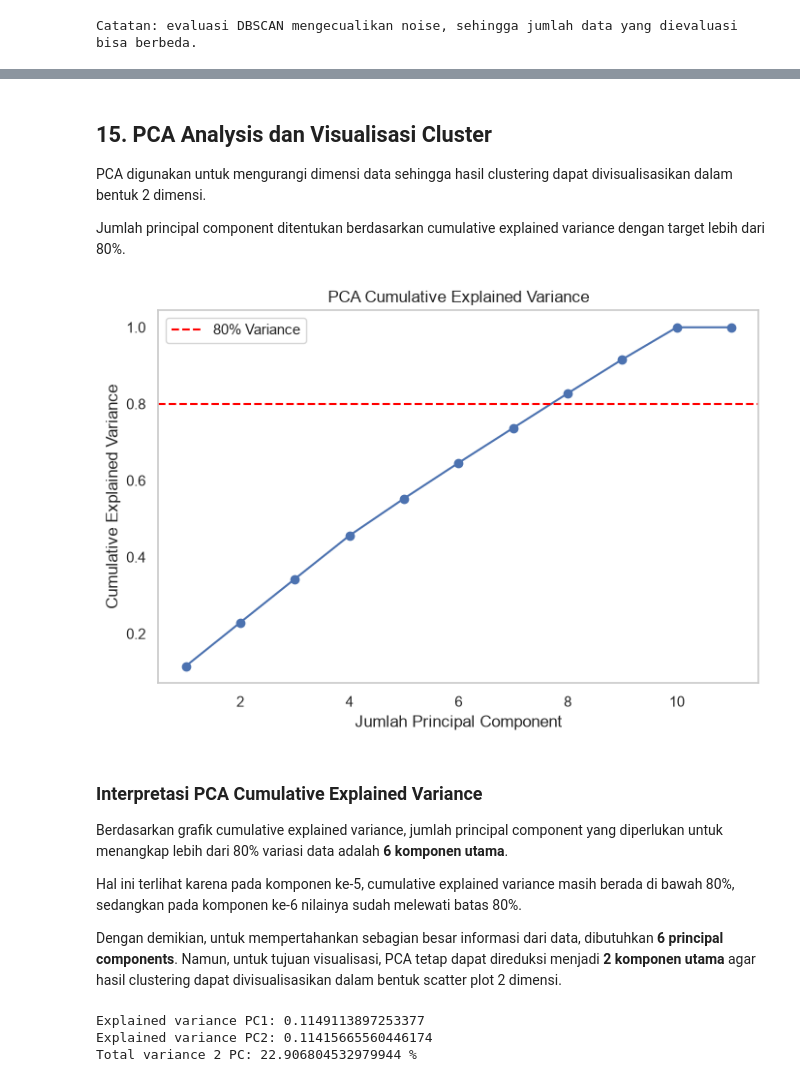
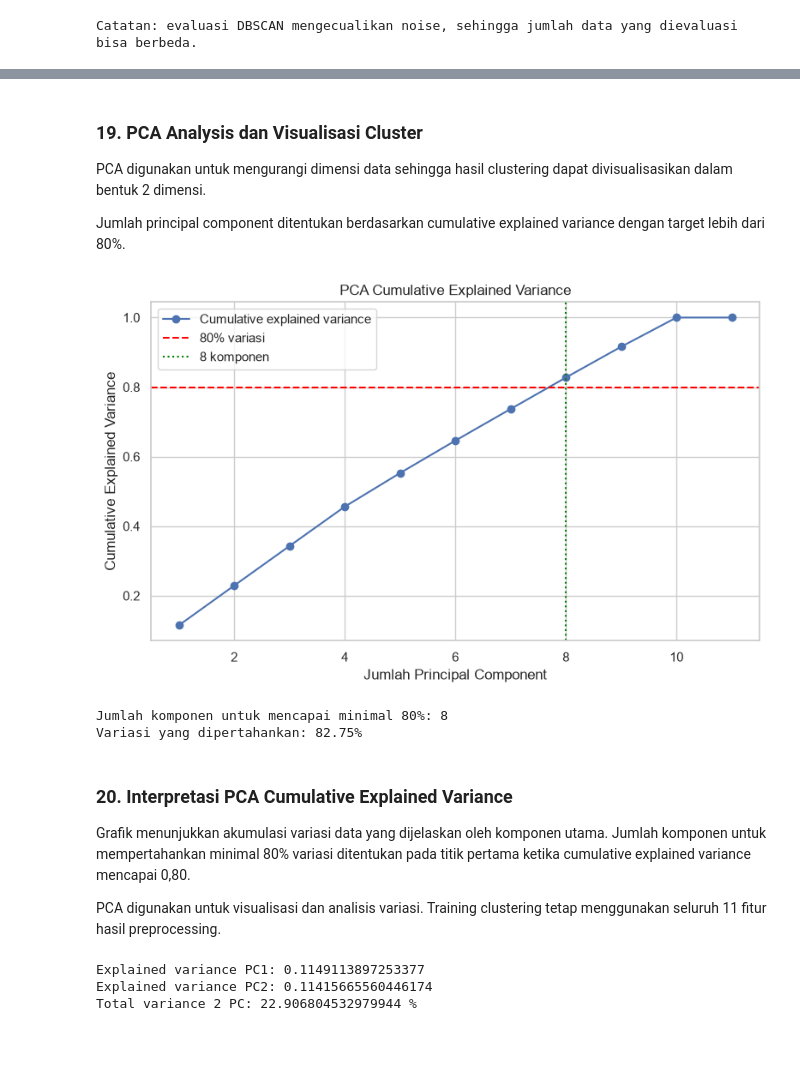
Before and after one commit to gbrlhf/wafer-defect-classification, a Jupyter notebook: notebook/unsupervised.ipynb, the cells around one changed output, grey strips where cells are left out. Cells and saved outputs as stored; diff of their text form; code cells hidden in the pictures; blank space fills up the shorter version.

```diff
--- a/notebook/unsupervised.ipynb
+++ b/notebook/unsupervised.ipynb
@@ -640,53 +736,74 @@ Catatan: evaluasi DBSCAN mengecualikan noise, sehingga jumlah data yang dievalua
 # %% [markdown]
-## 15. PCA Analysis dan Visualisasi Cluster
+### 19. PCA Analysis dan Visualisasi Cluster
 
 PCA digunakan untuk mengurangi dimensi data sehingga hasil clustering dapat divisualisasikan dalam bentuk 2 dimensi.
 
 Jumlah principal component ditentukan berdasarkan cumulative explained variance dengan target lebih dari 80%.
 # %%
 # PCA untuk melihat cumulative explained variance
-
 pca = PCA()
-
 X_pca = pca.fit_transform(X_scaled)
 
-# Menghitung akumulasi variance
-cumulative_variance = np.cumsum(pca.explained_variance_ratio_)
+# Akumulasi variasi yang dijelaskan
+cumulative_variance = np.cumsum(
+    pca.explained_variance_ratio_
+)
 
-plt.figure(figsize=(8,5))
+# Jumlah komponen untuk mempertahankan minimal 80% variasi
+n_components_80 = int(
+    np.searchsorted(cumulative_variance, 0.80) + 1
+)
+
+# Grafik cumulative explained variance
+plt.figure(figsize=(8, 5))
 
 plt.plot(
-    range(1, len(cumulative_variance)+1),
+    range(1, len(cumulative_variance) + 1),
     cumulative_variance,
-    marker='o'
+    marker="o",
+    label="Cumulative explained variance"
 )
 
 plt.axhline(
-    y=0.8,
-    color='red',
-    linestyle='--',
-    label='80% Variance'
+    y=0.80,
+    color="red",
+    linestyle="--",
+    label="80% variasi"
+)
+
+plt.axvline(
+    x=n_components_80,
+    color="green",
+    linestyle=":",
+    label=f"{n_components_80} komponen"
 )
 
 plt.xlabel("Jumlah Principal Component")
 plt.ylabel("Cumulative Explained Variance")
+plt.title("PCA Cumulative Explained Variance")
+plt.legend()
+plt.grid(True)
+plt.tight_layout()
+plt.show()
 
-plt.title("PCA Cumulative Explained Variance")
-
-plt.legend()
-plt.grid()
-
-plt.show()
+print(
+    "Jumlah komponen untuk mencapai minimal 80%:",
+    n_components_80
+)
+print(
+    "Variasi yang dipertahankan:",
+    f"{cumulative_variance[n_components_80 - 1] * 100:.2f}%"
+)
 # %% [output]
-[figure, old version]
+[figure, new version]
+Jumlah komponen untuk mencapai minimal 80%: 8
+Variasi yang dipertahankan: 82.75%
 # %% [markdown]
-### Interpretasi PCA Cumulative Explained Variance
+### 20. Interpretasi PCA Cumulative Explained Variance
 
-Berdasarkan grafik cumulative explained variance, jumlah principal component yang diperlukan untuk menangkap lebih dari 80% variasi data adalah **6 komponen utama**.
+Grafik menunjukkan akumulasi variasi data yang dijelaskan oleh komponen utama. Jumlah komponen untuk mempertahankan minimal 80% variasi ditentukan pada titik pertama ketika cumulative explained variance mencapai 0,80.
 
-Hal ini terlihat karena pada komponen ke-5, cumulative explained variance masih berada di bawah 80%, sedangkan pada komponen ke-6 nilainya sudah melewati batas 80%.
-
-Dengan demikian, untuk mempertahankan sebagian besar informasi dari data, dibutuhkan **6 principal components**. Namun, untuk tujuan visualisasi, PCA tetap dapat direduksi menjadi **2 komponen utama** agar hasil clustering dapat divisualisasikan dalam bentuk scatter plot 2 dimensi.
+PCA digunakan untuk visualisasi dan analisis variasi. Training clustering tetap menggunakan seluruh 11 fitur hasil preprocessing.
 # %%
 # PCA 2 Dimensi untuk visualisasi cluster
 
```
Also changed, not shown: parts of 29 cells of this notebook.
